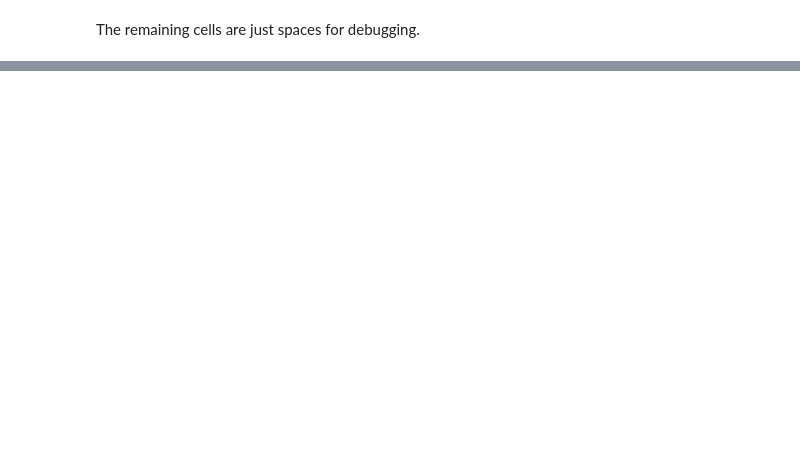
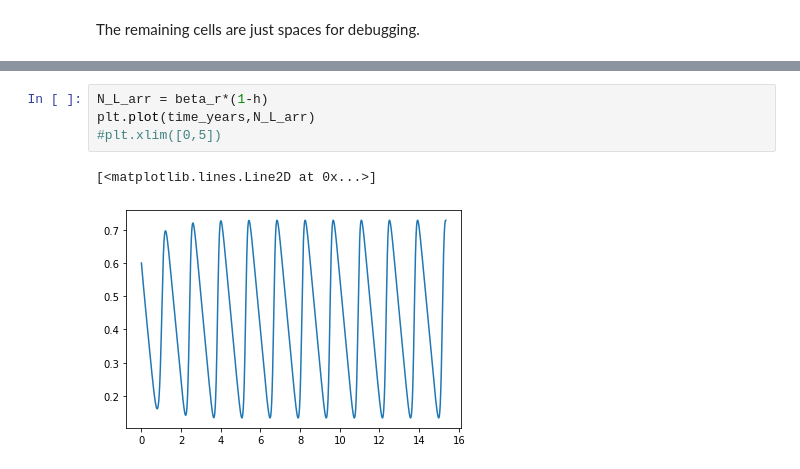
Before and after one commit to ldeo-glaciology/nye_eqns_bvp, a Jupyter notebook: nf_bvp_python/nf_bvp.ipynb, the cells around one changed output, grey strips where cells are left out. Drawn from its saved outputs; the diff is of its cells as text; blank space fills up the shorter version.

```diff
--- a/nf_bvp_python/nf_bvp.ipynb
+++ b/nf_bvp_python/nf_bvp.ipynb
@@ -189,3 +225,10 @@ The remaining cells are just spaces for debugging.
+# %%
+N_L_arr = beta_r*(1-h)
+plt.plot(time_years,N_L_arr)
+#plt.xlim([0,5])
+# %% [output]
+[<matplotlib.lines.Line2D at 0x...>]
+[figure, added]
 # %%
 np.max(h_meters)
 # %% [output]
```
Also changed, not shown: parts of 10 cells of this notebook, 1 other file.
